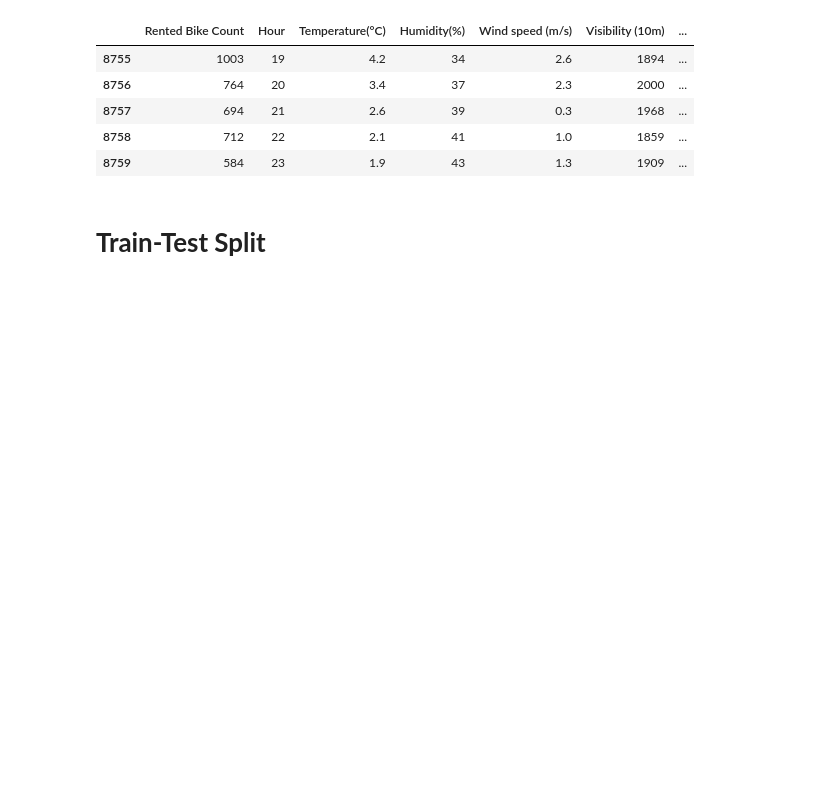
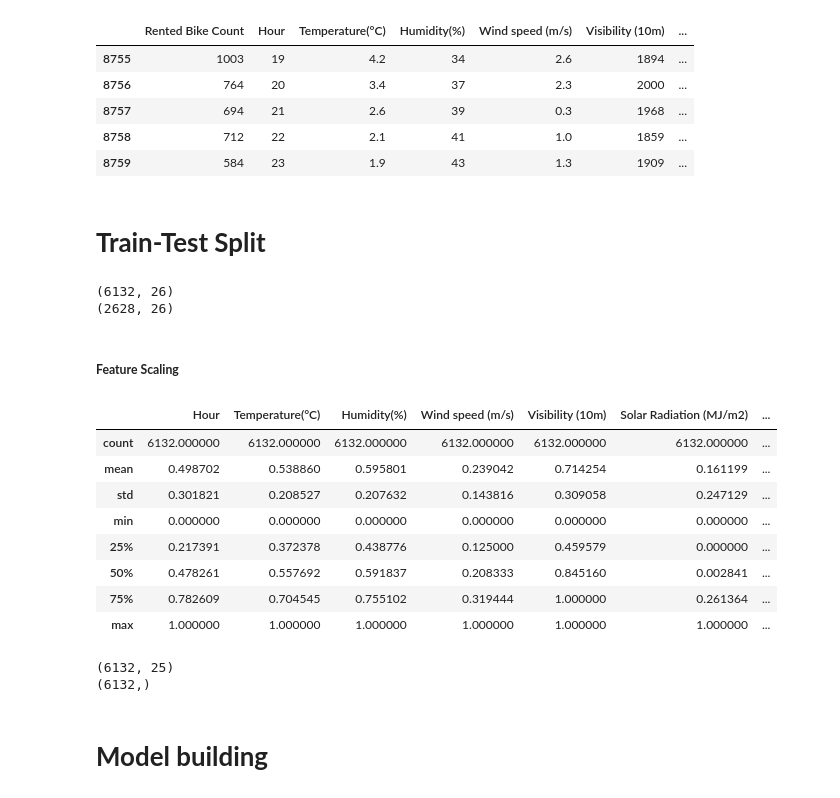
Before and after one commit to Ramesh9394/Portfolio_DS, a Jupyter notebook: Bike_Sharing_Demand_Prediction_Capstone_Project.ipynb, the cells around one changed output. Saved outputs shown, nothing was run; the diff lists cells and outputs as text; code cells hidden in the pictures; blank space fills up the shorter version.

```diff
--- a/Bike_Sharing_Demand_Prediction_Capstone_Project.ipynb
+++ b/Bike_Sharing_Demand_Prediction_Capstone_Project.ipynb
@@ -430,3 +430,49 @@ bikes.tail()
 | 8759 | 584 | 23 | 1.9 | 43 | 1.3 | 1909 | ... |
 # %% [markdown]
 # **Train-Test Split**
+# %%
+# Import necessory packages
+from sklearn.model_selection import train_test_split
+# Splitting the data into train and test
+df_train, df_test = train_test_split(bikes, train_size = 0.7, test_size = 0.3, random_state = 2)
+
+print(df_train.shape)
+print(df_test.shape)
+# %% [output]
+(6132, 26)
+(2628, 26)
+# %% [markdown]
+##### **Feature Scaling**
+# %%
+from sklearn.preprocessing import MinMaxScaler
+# Instanstiate the MInMax scaler object
+scaler = MinMaxScaler()
+
+# Fit_ transform the object on numerial columns
+num_list = ['Hour', 'Temperature(°C)', 'Humidity(%)', 'Wind speed (m/s)', 'Visibility (10m)', 'Solar Radiation (MJ/m2)','Rainfall(mm)',
+            'Snowfall (cm)','Rented Bike Count']
+df_train[num_list] = scaler.fit_transform(df_train[num_list])
+# %%
+# Check for MinMax Scaler
+df_train[num_list].describe()
+# %% [output]
+|  | Hour | Temperature(°C) | Humidity(%) | Wind speed (m/s) | Visibility (10m) | Solar Radiation (MJ/m2) | ... |
+| count | 6132.000000 | 6132.000000 | 6132.000000 | 6132.000000 | 6132.000000 | 6132.000000 | ... |
+| mean | 0.498702 | 0.538860 | 0.595801 | 0.239042 | 0.714254 | 0.161199 | ... |
+| std | 0.301821 | 0.208527 | 0.207632 | 0.143816 | 0.309058 | 0.247129 | ... |
+| min | 0.000000 | 0.000000 | 0.000000 | 0.000000 | 0.000000 | 0.000000 | ... |
+| 25% | 0.217391 | 0.372378 | 0.438776 | 0.125000 | 0.459579 | 0.000000 | ... |
+| 50% | 0.478261 | 0.557692 | 0.591837 | 0.208333 | 0.845160 | 0.002841 | ... |
+| 75% | 0.782609 | 0.704545 | 0.755102 | 0.319444 | 1.000000 | 0.261364 | ... |
+| max | 1.000000 | 1.000000 | 1.000000 | 1.000000 | 1.000000 | 1.000000 | ... |
+# %%
+# Lets create the dataframe for dependent and independent variable
+X_train = df_train.drop('Rented Bike Count', axis=1)
+y_train = df_train['Rented Bike Count']
+print(X_train.shape)
+print(y_train.shape)
+# %% [output]
+(6132, 25)
+(6132,)
+# %% [markdown]
+# **Model building**
```
Also changed, not shown: parts of 26 cells of this notebook.
